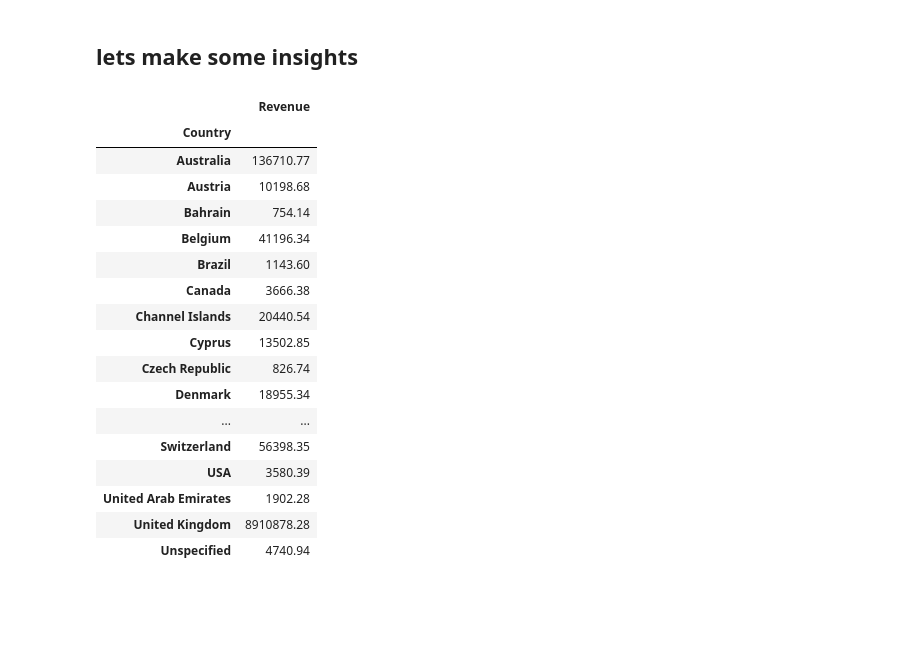
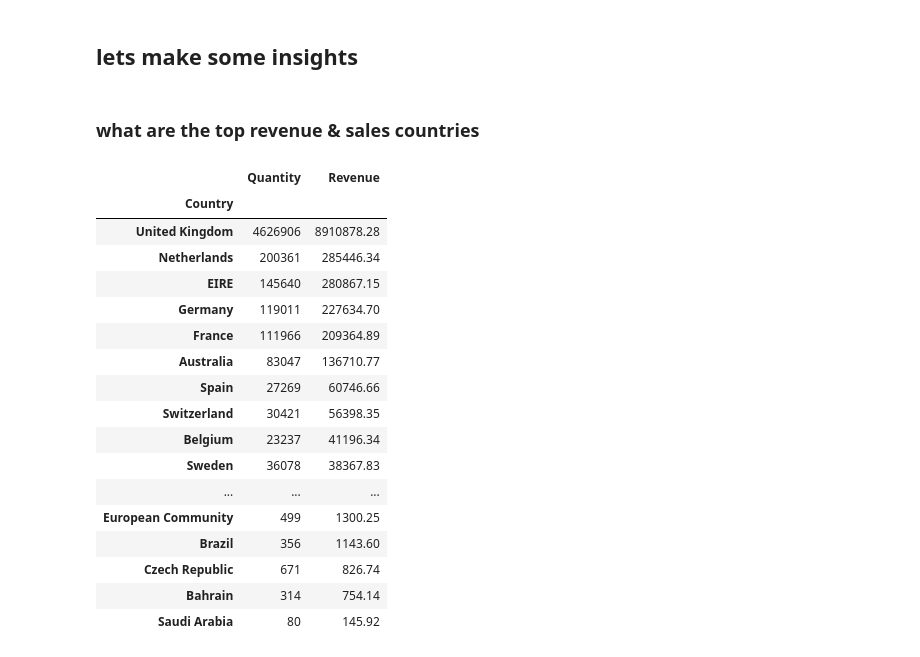
Before and after one commit to abdelrahmanbadoaayad/E-Commerce_EDA, a Jupyter notebook: e-commerce eda.ipynb, the cells around one changed output. Cells and saved outputs as stored; diff of their text form; code cells hidden in the pictures; blank space fills up the shorter version.

```diff
--- a/e-commerce eda.ipynb
+++ b/e-commerce eda.ipynb
@@ -368,24 +358,26 @@ clean.describe()
 | max | 80995.00 | 13541.33 | 18287.00 | 31.00 | 12.00 | 2011.00 | 20.00 | 168469.60 |
 # %% [markdown]
 ## lets make some insights
+# %% [markdown]
+### what are the top revenue & sales countries
 # %%
-clean.groupby("Country").agg({"Revenue":"sum"})
+clean.groupby("Country")[["Quantity","Revenue"]].sum().sort_values(by=["Revenue","Quantity"],ascending=False)
 # %% [output]
-|  | Revenue |
-| Country |  |
-| Australia | 136710.77 |
-| Austria | 10198.68 |
-| Bahrain | 754.14 |
-| Belgium | 41196.34 |
-| Brazil | 1143.60 |
-| Canada | 3666.38 |
-| Channel Islands | 20440.54 |
-| Cyprus | 13502.85 |
-| Czech Republic | 826.74 |
-| Denmark | 18955.34 |
-| ... | ... |
-| Switzerland | 56398.35 |
-| USA | 3580.39 |
-| United Arab Emirates | 1902.28 |
-| United Kingdom | 8910878.28 |
-| Unspecified | 4740.94 |
+|  | Quantity | Revenue |
+| Country |  |  |
+| United Kingdom | 4626906 | 8910878.28 |
+| Netherlands | 200361 | 285446.34 |
+| EIRE | 145640 | 280867.15 |
+| Germany | 119011 | 227634.70 |
+| France | 111966 | 209364.89 |
+| Australia | 83047 | 136710.77 |
+| Spain | 27269 | 60746.66 |
+| Switzerland | 30421 | 56398.35 |
+| Belgium | 23237 | 41196.34 |
+| Sweden | 36078 | 38367.83 |
+| ... | ... | ... |
+| European Community | 499 | 1300.25 |
+| Brazil | 356 | 1143.60 |
+| Czech Republic | 671 | 826.74 |
+| Bahrain | 314 | 754.14 |
+| Saudi Arabia | 80 | 145.92 |
```
Also changed, not shown: parts of 7 cells of this notebook.
